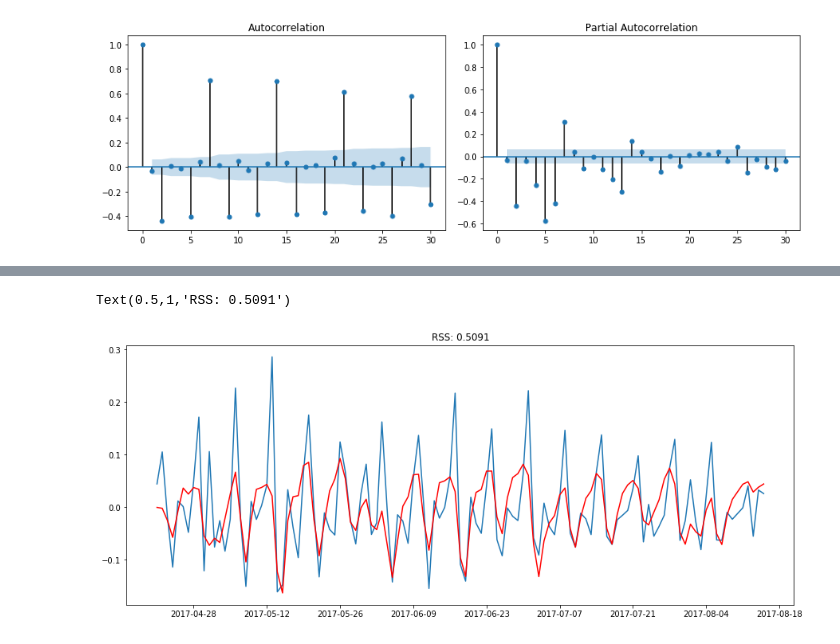
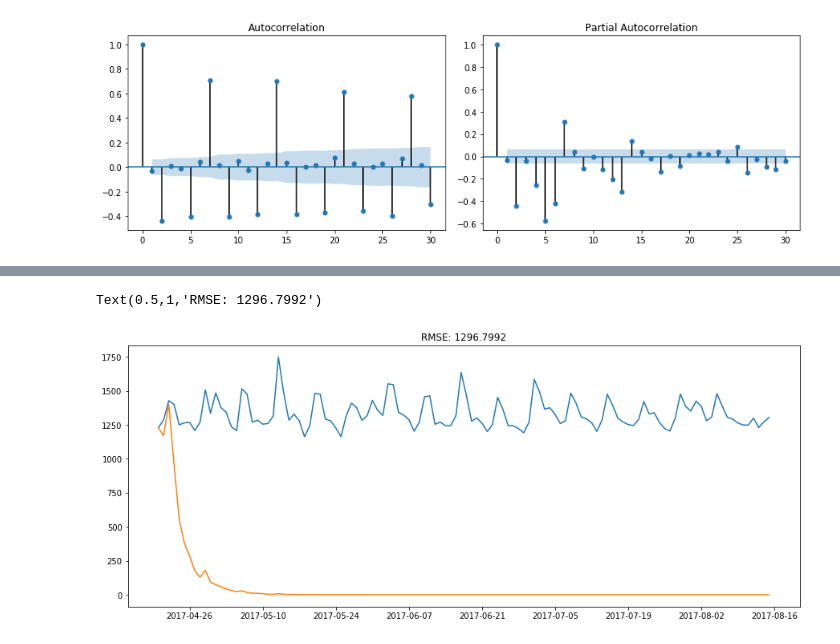
Before and after one commit to erstrong/FavoritaGrocery, a Jupyter notebook: Part3-ClusteringandModels/Time Series/LSTM/Transactions clustering 1 using LSTM.ipynb, the cells around one changed output, grey strips where cells are left out. Cells and saved outputs as stored; diff of their text form; code cells hidden in the pictures.

```diff
--- a/Part3-ClusteringandModels/Time Series/Transactions cluster 1 ARIMA.ipynb
+++ b/Part3-ClusteringandModels/Time Series/LSTM/Transactions clustering 1 using LSTM.ipynb
@@ -217,7 +253,16 @@ results_ARIMA = model.fit(disp=-1)
+# %%
+predictions_LSTM_diff_cumsum = predictions.cumsum()
+predictions_LSTM_log = pd.Series(ts_log.iloc[0], index=ts_log.index)
+# %%
+predictions_LSTM_diff_cumsum=predictions_LSTM_diff_cumsum.T.iloc[0]
+# %%
+predictions_LSTM_log = predictions_LSTM_log.add(predictions_LSTM_diff_cumsum,fill_value=0)
+# %%
+predictions_LSTM = np.exp(predictions_LSTM_log)
 # %%
-plt.plot(ts_log_diff.index.to_pydatetime(), ts_log_diff.values)
-plt.plot(ts_log_diff.index.to_pydatetime(), results_ARIMA.fittedvalues, color='red')
-plt.title('RSS: %.4f'% sum((results_ARIMA.fittedvalues-ts_log_diff)**2))
+plt.plot(ts.index.to_pydatetime(), ts.values)
+plt.plot(ts.index.to_pydatetime(), predictions_LSTM.values)
+plt.title('RMSE: %.4f'% np.sqrt(sum((predictions_LSTM-ts)**2)/len(ts)))
 # %% [output]
-Text(0.5,1,'RSS: 0.5091')
+Text(0.5,1,'RMSE: 1296.7992')
-[figure, old version]
+[figure, new version]
```
Also changed, not shown: parts of 37 cells of this notebook, 28 other files.
